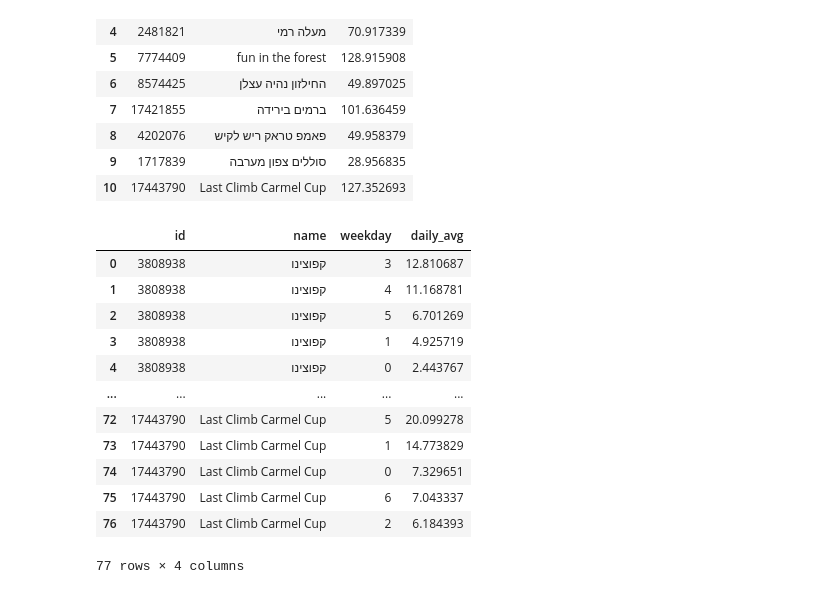
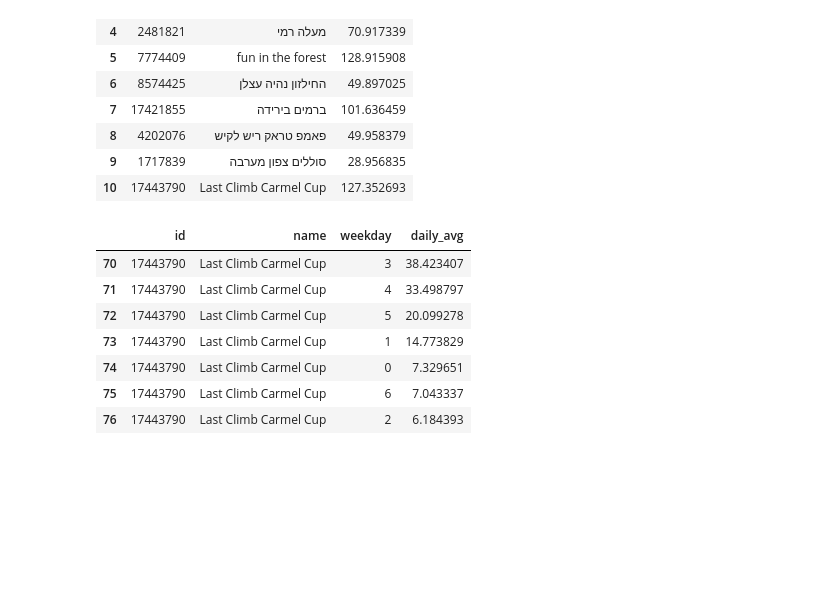
Before and after one commit to dpelleg/notebooks, a Jupyter notebook: mudguard/stats_nb.ipynb, the cells around one changed output. Cells and saved outputs as stored; diff of their text form; code cells hidden in the pictures; blank space fills up the shorter version.

```diff
--- a/mudguard/stats_nb.ipynb
+++ b/mudguard/stats_nb.ipynb
@@ -86,23 +86,18 @@ md = left.assign(key=1).merge(right.assign(key=1), on='key').drop('key', 1)
 md['daily_avg'] = md['weekly_avg'] * md['weekday_weight']
 #md['id'] = md['id'].map(str)
 # %%
-mdmd = md[['id', 'name', 'weekday', 'daily_avg']]
-#mdmd.query('id == "3808938"')
-mdmd
+#mdmd = md[['id', 'name', 'weekday', 'daily_avg']]
+mdmd.query('id == "17443790"')
+#mdmd
 # %% [output]
 |  | id | name | weekday | daily_avg |
-| 0 | 3808938 | קפוצינו | 3 | 12.810687 |
-| 1 | 3808938 | קפוצינו | 4 | 11.168781 |
-| 2 | 3808938 | קפוצינו | 5 | 6.701269 |
-| 3 | 3808938 | קפוצינו | 1 | 4.925719 |
-| 4 | 3808938 | קפוצינו | 0 | 2.443767 |
-| ... | ... | ... | ... | ... |
+| 70 | 17443790 | Last Climb Carmel Cup | 3 | 38.423407 |
+| 71 | 17443790 | Last Climb Carmel Cup | 4 | 33.498797 |
 | 72 | 17443790 | Last Climb Carmel Cup | 5 | 20.099278 |
 | 73 | 17443790 | Last Climb Carmel Cup | 1 | 14.773829 |
 | 74 | 17443790 | Last Climb Carmel Cup | 0 | 7.329651 |
 | 75 | 17443790 | Last Climb Carmel Cup | 6 | 7.043337 |
 | 76 | 17443790 | Last Climb Carmel Cup | 2 | 6.184393 |
-77 rows × 4 columns
 # %%
 # Tabulate ridelog data with date as index
 rl2 = pd.pivot_table(rl_, index='date', values='effort_count', columns='segment_id')
```
Also changed, not shown: parts of 3 cells of this notebook, 4 other files.
